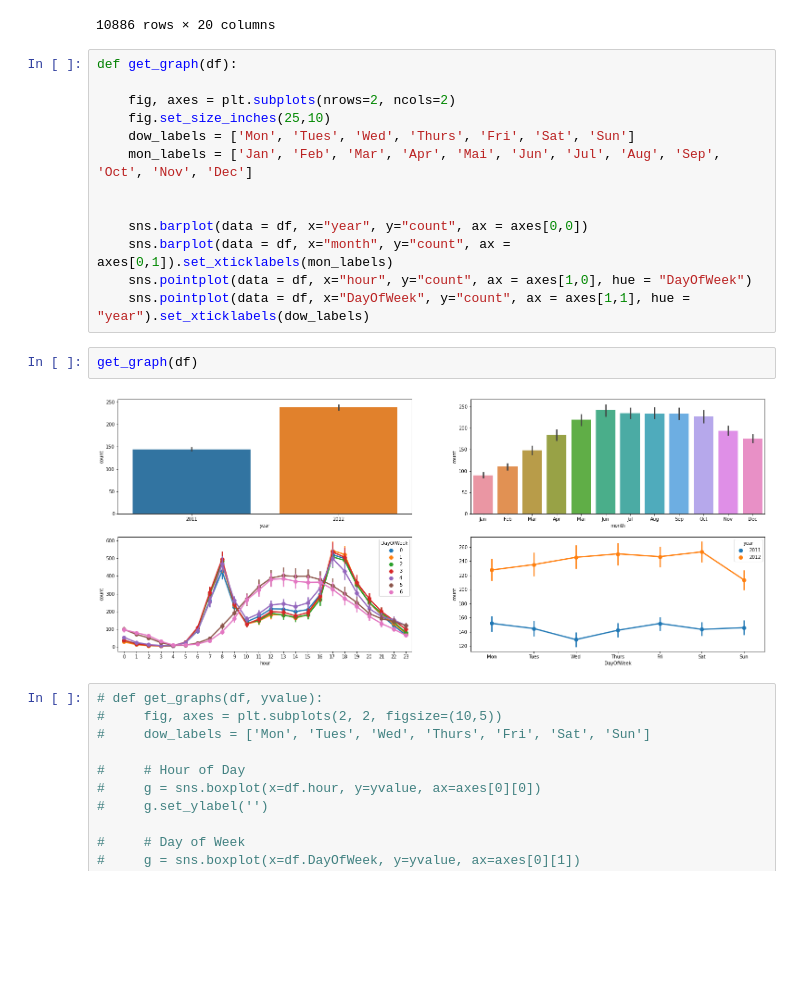
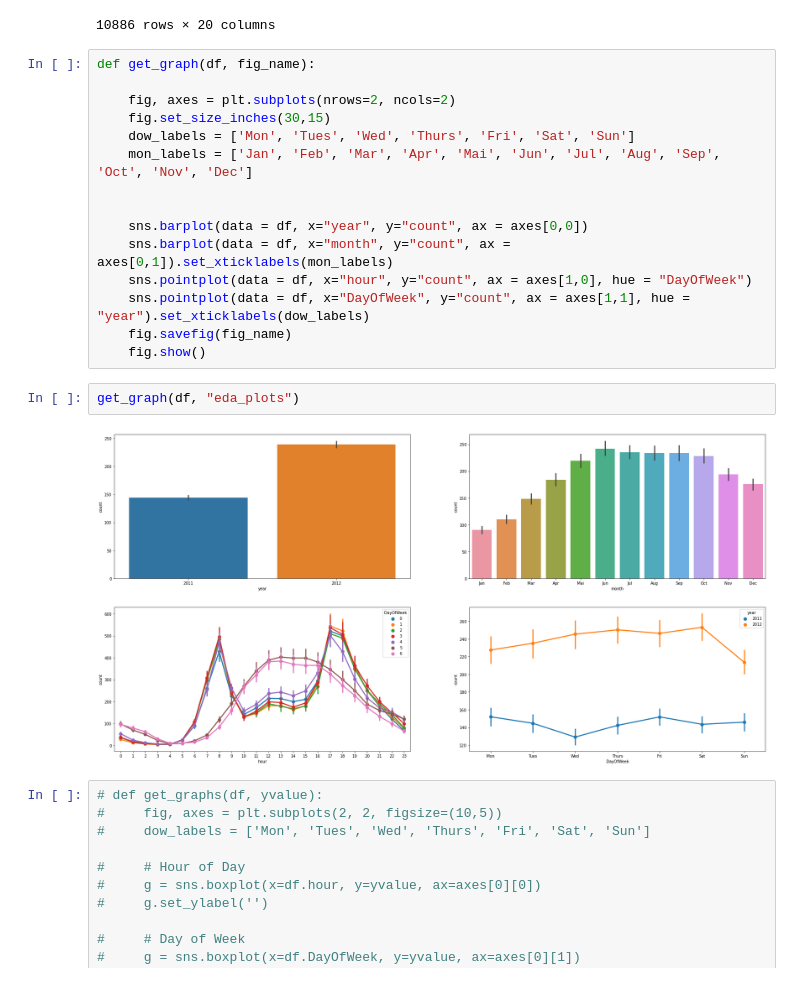
Before and after one commit to mags337/Bike-Sharing-Demand, a Jupyter notebook: Project_3/redone_project3.ipynb, the cells around one changed output. Cells and saved outputs as stored; diff of their text form; blank space fills up the shorter version.

```diff
--- a/Project_3/redone_project3.ipynb
+++ b/Project_3/redone_project3.ipynb
@@ -86,10 +86,10 @@ df
 | 2012-12-19 23:00:00 | 4 | 0 | 1 | 1 | 13.12 | 16.665 | 66 | 8.9981 | 4 | 84 | ... |
 10886 rows × 20 columns
 # %%
-def get_graph(df):
+def get_graph(df, fig_name):
 
     fig, axes = plt.subplots(nrows=2, ncols=2)
-    fig.set_size_inches(25,10)
+    fig.set_size_inches(30,15)
     dow_labels = ['Mon', 'Tues', 'Wed', 'Thurs', 'Fri', 'Sat', 'Sun']
     mon_labels = ['Jan', 'Feb', 'Mar', 'Apr', 'Mai', 'Jun', 'Jul', 'Aug', 'Sep', 'Oct', 'Nov', 'Dec']
 
@@ -98,10 +98,12 @@ def get_graph(df):
     sns.barplot(data = df, x="month", y="count", ax = axes[0,1]).set_xticklabels(mon_labels)
     sns.pointplot(data = df, x="hour", y="count", ax = axes[1,0], hue = "DayOfWeek")
     sns.pointplot(data = df, x="DayOfWeek", y="count", ax = axes[1,1], hue = "year").set_xticklabels(dow_labels)
+    fig.savefig(fig_name)
+    fig.show()
 # %%
-get_graph(df)
+get_graph(df, "eda_plots")
 # %% [output]
-[figure, old version]
+[figure, new version]
 # %%
 # def get_graphs(df, yvalue):
 #     fig, axes = plt.subplots(2, 2, figsize=(10,5))
```
Also changed, not shown: parts of 5 cells of this notebook.
